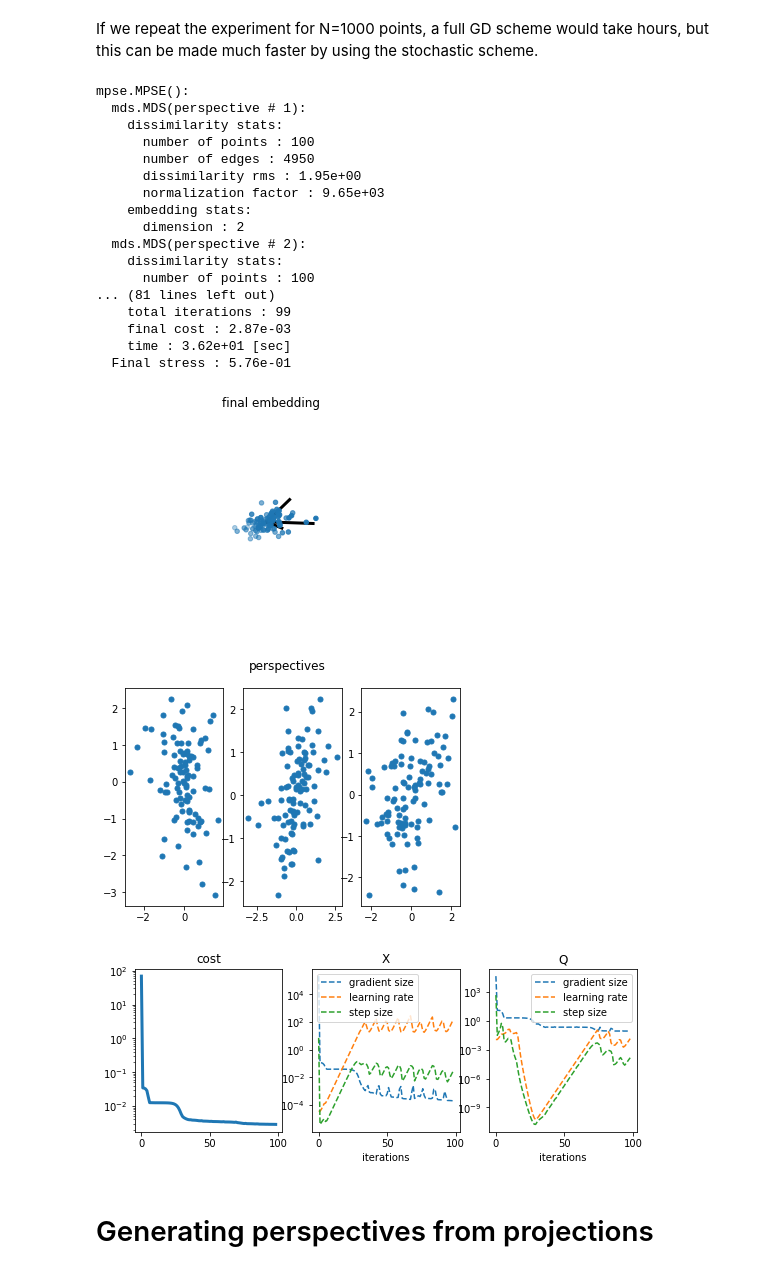
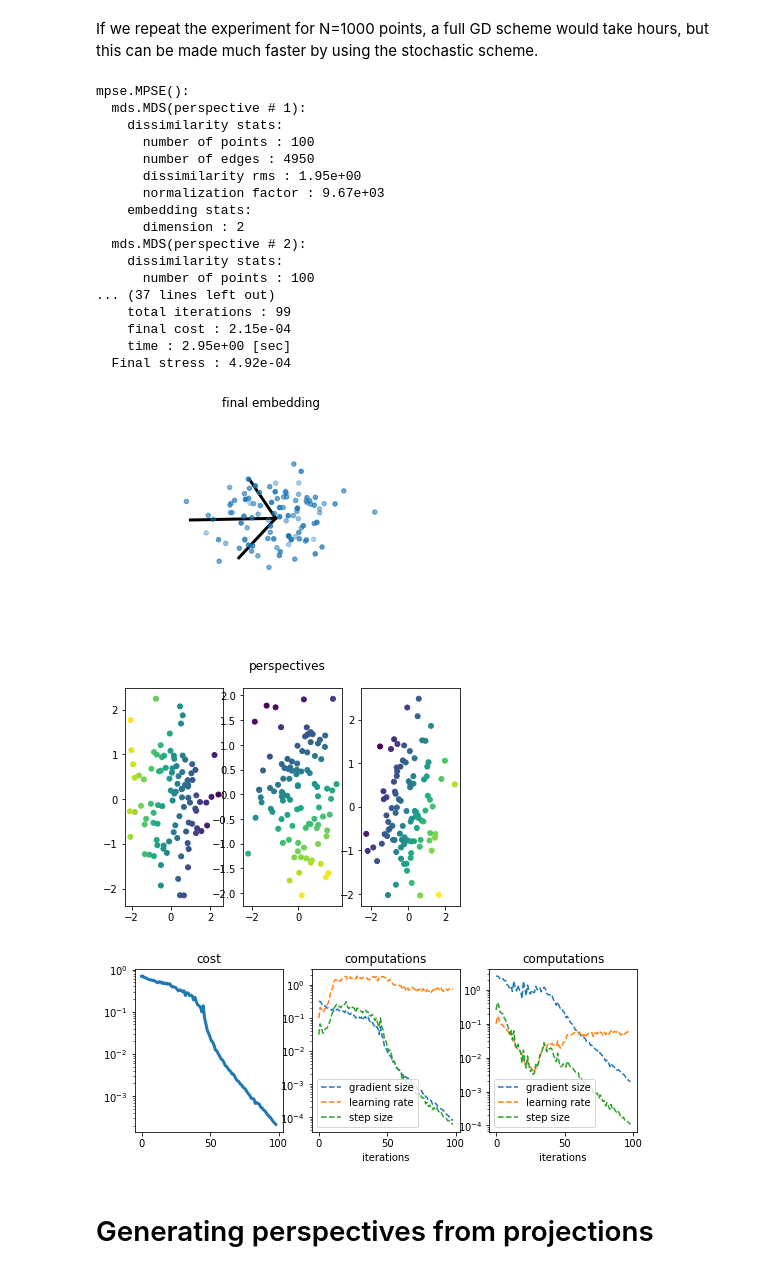
Before and after one commit to enggiqbal/MPSE, a Jupyter notebook: MPSE/mview_examples.ipynb, the cells around one changed output. Saved outputs shown, nothing was run; the diff lists cells and outputs as text; code cells hidden in the pictures.

```diff
--- a/MPSE/mview_examples.ipynb
+++ b/MPSE/mview_examples.ipynb
@@ -106,34 +106,34 @@ If we repeat the experiment for N=1000 points, a full GD scheme would take hours
 # %%
 N = 100 #number of points
 X = np.random.randn(N,3) #positions in 3D
 Y1 = X[:,[1,2]] #projection of data into 2D, viewed from x-direction
 Y2 = X[:,[2,0]]
 Y3 = X[:,[0,1]]
-Xf,Qf,cost,H = mview.MPSE([Y1,Y2,Y3],edge_proportion=.01,smart_initialize=True,
-                          verbose=2,plot=True,lr=100)
+Xf,Qf,cost,H = mview.MPSE([Y1,Y2,Y3],average_neighbors=4,
+                          verbose=2,plot=True,lr=.1)
 #here the 128 means that 128 edges per node are used on average
 #(as opposed to 1000 per node)
 # %% [output]
 mpse.MPSE():
   mds.MDS(perspective # 1):
     dissimilarity stats:
       number of points : 100
       number of edges : 4950
       dissimilarity rms : 1.95e+00
-      normalization factor : 9.65e+03
+      normalization factor : 9.67e+03
     embedding stats:
       dimension : 2
   mds.MDS(perspective # 2):
     dissimilarity stats:
       number of points : 100
-... (81 lines left out)
+... (37 lines left out)
     total iterations : 99
-    final cost : 2.87e-03
-    time : 3.62e+01 [sec]
-  Final stress : 5.76e-01
+    final cost : 2.15e-04
+    time : 2.95e+00 [sec]
+  Final stress : 4.92e-04
-[figure, old version]
+[figure, new version]
-[figure, old version]
+[figure, new version]
-[figure, old version]
+[figure, new version]
 # %% [markdown]
 # Generating perspectives from projections
 # %% [markdown]
```
Also changed, not shown: parts of 8 cells of this notebook, 5 other files.
